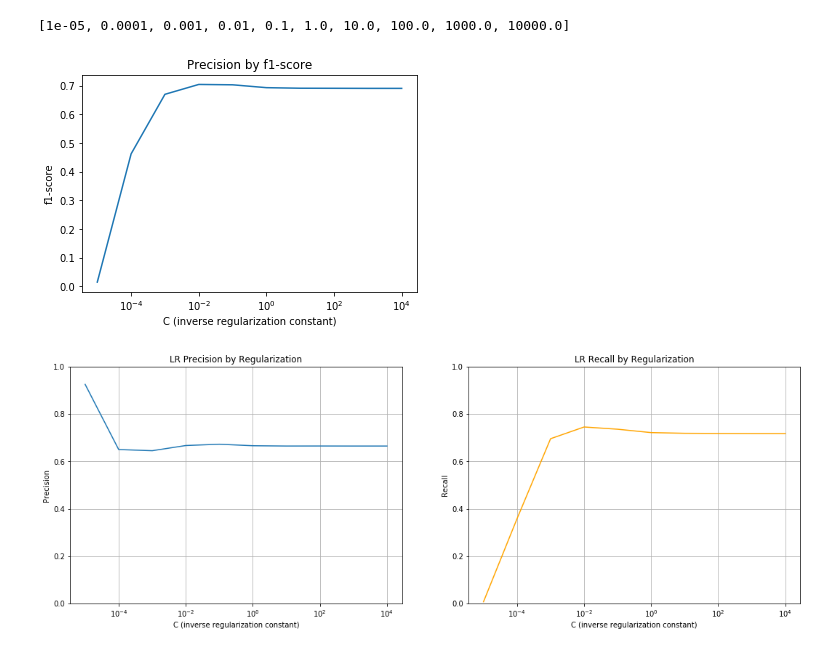
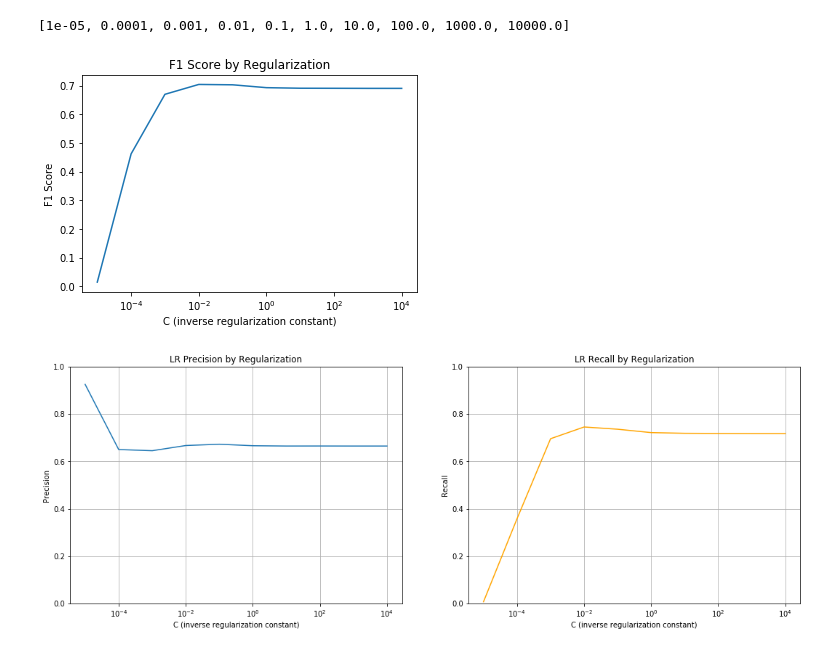
Before and after one commit to jtaylorz/attpc-event-classification, a Jupyter notebook: jupyter-notebooks/LogisticRegression_tests.ipynb, the cells around one changed output. Drawn from its saved outputs; the diff is of its cells as text; code cells hidden in the pictures.

```diff
--- a/jupyter-notebooks/LogisticRegression_tests.ipynb
+++ b/jupyter-notebooks/LogisticRegression_tests.ipynb
@@ -12,8 +12,8 @@ from sklearn import metrics
 from sklearn.model_selection import GridSearchCV
 from sklearn.metrics import classification_report
 # %%
-p_data = sp.sparse.load_npz('/home/taylor/Documents/independent-research/data/pDisc_40000.npz')
-C_data = sp.sparse.load_npz('/home/taylor/Documents/independent-research/data/CDisc_40000.npz')
+p_data = sp.sparse.load_npz('/home/taylor/Documents/independent-research/data/20x20x20/pDisc_40000.npz')
+C_data = sp.sparse.load_npz('/home/taylor/Documents/independent-research/data/20x20x20/CDisc_40000.npz')
 p_labels = np.zeros((p_data.shape[0],))
 C_labels = np.ones((C_data.shape[0],))
 # %%
@@ -62,16 +62,16 @@ for c in C_vals:
 # %%
 a = np.arange(len(C_vals))
 
 plt.plot(C_vals, f1s)
 plt.xscale('log')
 
 plt.xlabel('C (inverse regularization constant)')
-plt.ylabel('f1-score')
-plt.title('Precision by f1-score')
+plt.ylabel('F1 Score')
+plt.title('F1 Score by Regularization')
 
-#plt.savefig('/home/taylor/Documents/independent-research/plots/LogisticRegression_C_f1.pdf')
+plt.savefig('/home/taylor/Documents/independent-research/plots/LogisticRegression_F1xC.pdf')
 # %% [output]
-[figure, old version]
+[figure, new version]
 # %%
 fig, ax = plt.subplots(1, 2, squeeze=True, figsize=(18, 6))
 
```
Also changed, not shown: parts of 1 cell of this notebook, 5 other files.
